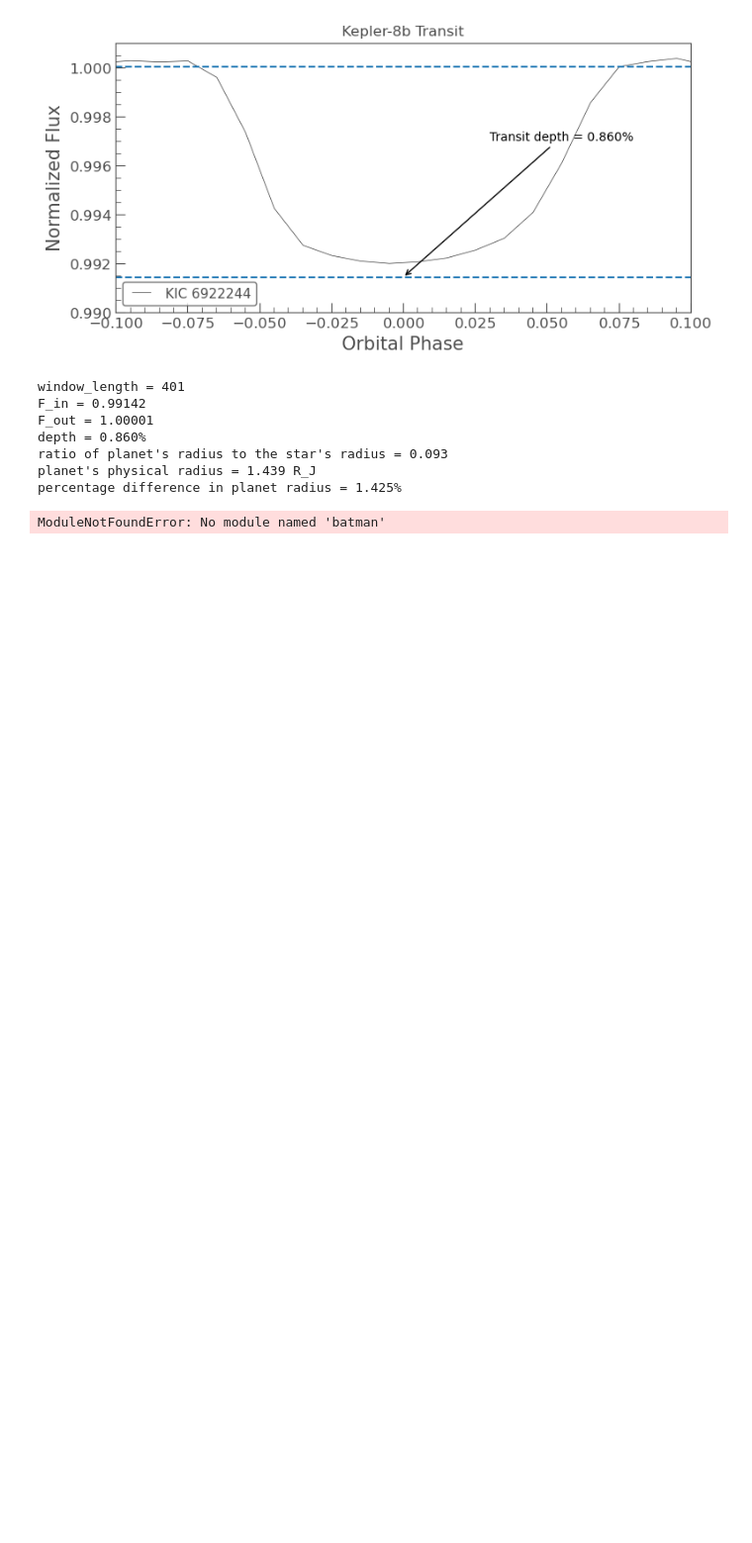
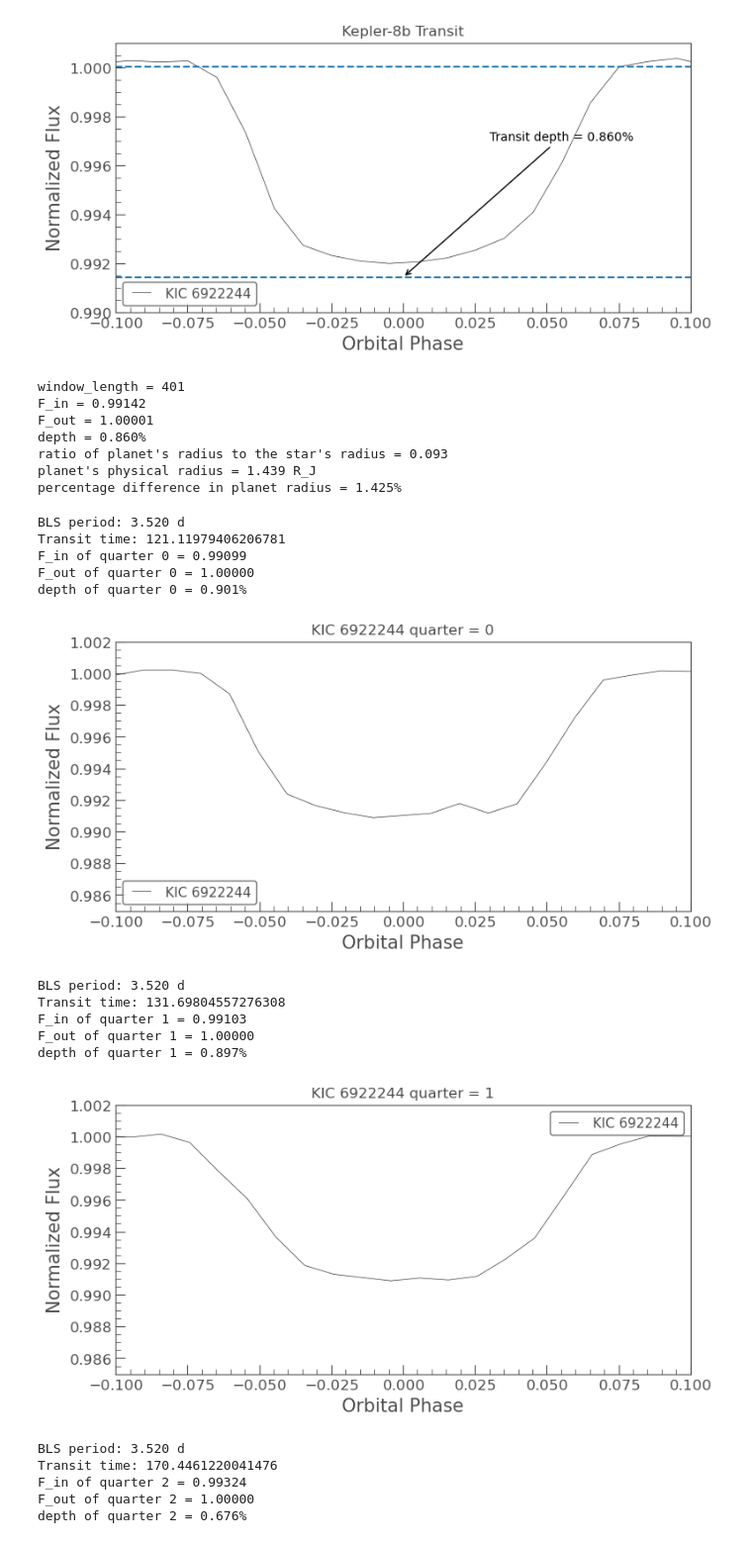
Before and after one commit to ekamgill1671/kepler-8b-transit-reproduction, a Jupyter notebook: data/keplerpractice.ipynb, the cells around one changed output. Shown at 99% size. Saved outputs shown, nothing was run; the diff lists cells and outputs as text; code cells hidden in the pictures; blank space fills up the shorter version.

Commit message:
Analyzed diff. quarters

```diff
--- a/data/keplerpractice.ipynb
+++ b/data/keplerpractice.ipynb
@@ -396,62 +396,88 @@ percentage difference in planet radius = 1.425%
 import numpy as np
 import matplotlib.pyplot as plt
 import lightkurve as lk
+import pandas as pd
 from lightkurve import search_lightcurve
-import batman
-from scipy.optimize import least_squares
 
-quarters = [1, 3, 5, 7, 9, 11, 13, 15, 17]
+quarters = [0, 1, 2, 3, 4, 5, 6, 7, 8, 9, 10, 11, 12, 13, 14, 15, 16, 17]
+
 
 for quarter in quarters:
     # Download Kepler light curve & clean it up
     lc = lk.search_lightcurve("KIC 6922244", author="Kepler", quarter=quarter).download().remove_nans().normalize().remove_outliers(sigma=9)
 
     #Create periodogram (BLS)
-    pd_bls = lc.to_periodogram(method="bls",period=np.arange(0.5, 10, 0.01))
+    pd_bls = lc.to_periodogram(method="bls",period=np.arange(0.5, 10, 0.01), frequency_factor=10)
 
     #Creates a variable to represent the best orbital period tied to the highest peak (maxium power) from the periodogram
     period_bls = pd_bls.period_at_max_power
     #Creates a variable that extracts the reference time of the first transit corresponding to the highest peak from the periodogram, pinpointing exactly when an exoplanet cross in front of its star
     t0_bls = pd_bls.transit_time_at_max_power
 
     # Flatten the LC using window_length value of 401
     lc_flat = lc.flatten(window_length=401)
 
     # Fold LC using BOTH the period and transit time - centers transit at 0
     lc_folded = lc_flat.fold(period=period_bls, epoch_time=t0_bls)
 
-    #Bin the folded light curve
+    #Bin the folded light curve lc_binned
     lc_binned = lc_folded.bin(time_bin_size=0.01)
 
+    # Download Kepler light curve & clean it up
+    print("BLS period:", f"{period_bls:.3f}")
+    print("Transit time:", f"{t0_bls}")
+
+
+    # Creates a variable & extracts raw numerical array of orbital phase values from the LC
+    phase = lc_folded.phase.value
+    # Creates a variable & extracts raw numerical array of the flux (star brightness) from the LC
+    flux = lc_folded.flux.value
+
+    # Central part of transit
+    in_transit = (phase > -0.02) & (phase < 0.02)
+    out_transit = (phase < -0.1) | (phase > 0.1)
+
+    # Median flux values -- Median gives represenative value not affected (as much) by nosiy, scattered points
+    # Gets flux measurements occuring during the transit
+    F_in = np.median(flux[in_transit])
+    # Gets flux measurements occuring outside the transit
+    F_out = np.median(flux[out_transit])
+
+    # Calculates transit depth
+    depth = (F_out - F_in) / F_out
+
     ax = lc_binned.plot()
-
     ax.set_xlabel("Orbital Phase")
     ax.set_ylabel("Normalized Flux")
     ax.set_title(f"KIC 6922244 quarter = {quarter}")
-
     # Zoom in on the transit
     ax.set_xlim(-0.1, 0.1)
     ax.set_ylim(0.985, 1.002)
 
+    print(
+    f"F_in of quarter {quarter} = {F_in:.5f}",
+    f"F_out of quarter {quarter} = {F_out:.5f}",
+    f"depth of quarter {quarter} = {depth*100:.3f}%",
+    sep="\n"
+    )
+
+
     plt.show()
-
-    phase = lc_binned.phase.value
-
-    flux = lc_binned.flux.value
-
-    time = phase * period_bls.value
-
-    def transit_model(params, time):
-
-        rp, a, inc = params
-
-        model_params = batman.TransitParams()
-
-        model_params.t0 = 0.0
-        model_params.per = period_bls.value
-
-        model_params.rp = rp
-        model_params.a = a
-        model_params.inc = inc
 # %% [output]
-ModuleNotFoundError: No module named 'batman'
+BLS period: 3.520 d
+Transit time: 121.11979406206781
+F_in of quarter 0 = 0.99099
+F_out of quarter 0 = 1.00000
+depth of quarter 0 = 0.901%
+[figure, added]
+BLS period: 3.520 d
+Transit time: 131.69804557276308
+F_in of quarter 1 = 0.99103
+F_out of quarter 1 = 1.00000
+depth of quarter 1 = 0.897%
+[figure, added]
+BLS period: 3.520 d
+Transit time: 170.4461220041476
+F_in of quarter 2 = 0.99324
+F_out of quarter 2 = 1.00000
+depth of quarter 2 = 0.676%
```
Also changed, not shown: parts of 3 cells of this notebook, 20 other files.
